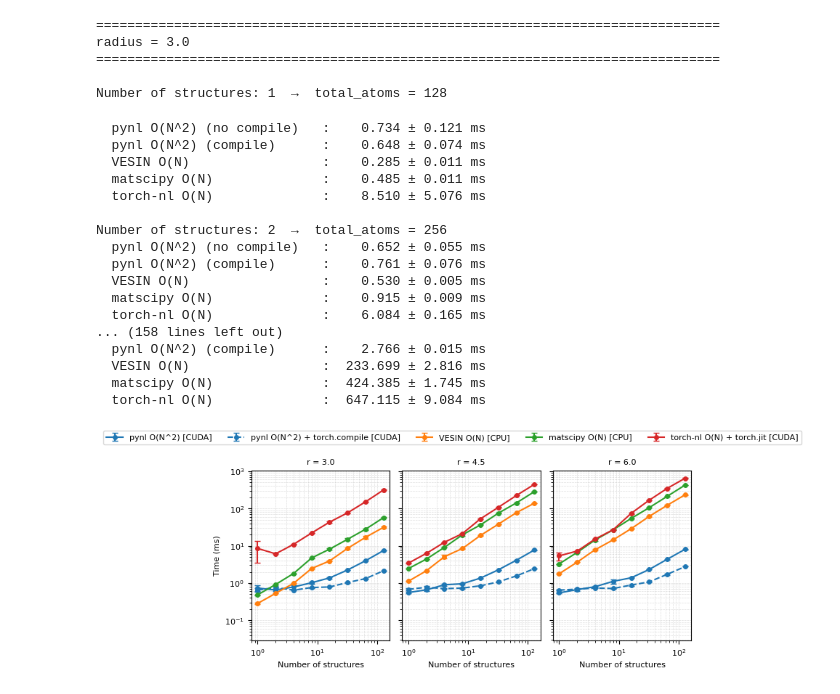
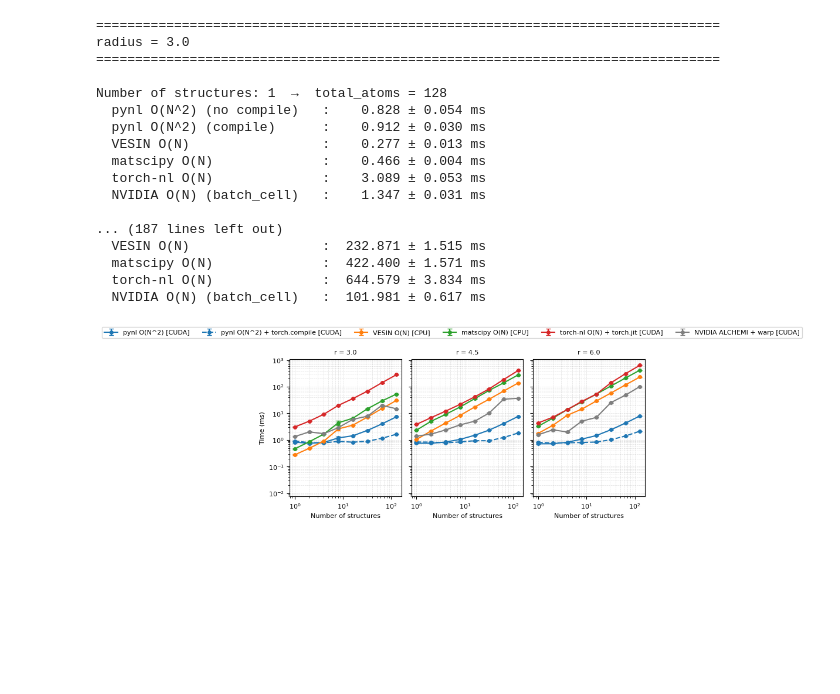
Before and after one commit to venkatkapil24/batch_nl, a Jupyter notebook: examples/benchmark_multiple_structure.ipynb, the cells around one changed output. Cells and saved outputs as stored; diff of their text form; code cells hidden in the pictures; blank space fills up the shorter version.

```diff
--- a/examples/benchmark_multiple_structure.ipynb
+++ b/examples/benchmark_multiple_structure.ipynb
@@ -91,8 +92,6 @@ n_tries = 4
 
 device = "cuda:0"
 # %%
-number_of_structures = [1, 2, 4, 8, 16, 32, 64, 128]
-
 results = {}   # radius → n_struct → timings dict
 base_natoms = len(base)
 
@@ -169,11 +168,12 @@ for radius in radii:
             "stderr": e_matscipy,
         }
 
+        # --- shared batched data for torch-nl and NVIDIA ---
+        pos, cell_t, pbc, batch_idx, _ = ase2data(configs)
+
         # --- torch-nl O(N) fully batched ---
-        pos, cell_t, pbc, batch, _ = ase2data(configs)
-
         def torch_nl_n1():
-            compute_neighborlist(radius, pos, cell_t, pbc, batch, False)
+            compute_neighborlist(radius, pos, cell_t, pbc, batch_idx, False)
 
         t_torch_n1, e_torch_n1 = time_fn(
             torch_nl_n1, n_tries=n_tries, sync_cuda=True
@@ -181,6 +181,25 @@ for radius in radii:
         results[radius][n_struct]["torch_on1"] = {
             "mean": t_torch_n1,
             "stderr": e_torch_n1,
+        }
+
+        # --- NVIDIA ALCHEMI neighbour list (O(N), batched) ---
+        def nvidia_nl():
+            neighbor_matrix, num_neighbors, shifts = neighbor_list(
+                pos,
+                radius,
+                cell=cell_t.contiguous().view(-1, 3, 3),
+                pbc=pbc,
+                batch_idx=batch_idx,
+                method="batch_naive",
+            )
+
+        t_nvidia, e_nvidia = time_fn(
+            nvidia_nl, n_tries=n_tries, sync_cuda=True
+        )
+        results[radius][n_struct]["nvidia_on1"] = {
+            "mean": t_nvidia,
+            "stderr": e_nvidia,
         }
 
         # summary
@@ -204,29 +223,28 @@ for radius in radii:
             f"  torch-nl O(N)              : "
             f"{t_torch_n1:8.3f} ± {e_torch_n1:5.3f} ms"
         )
+        print(
+            f"  NVIDIA O(N) (batch_cell)   : "
+            f"{t_nvidia:8.3f} ± {e_nvidia:5.3f} ms"
+        )
 # %% [output]
 ================================================================================
 radius = 3.0
 ================================================================================
 
 Number of structures: 1  →  total_atoms = 128
+  pynl O(N^2) (no compile)   :    0.828 ± 0.054 ms
+  pynl O(N^2) (compile)      :    0.912 ± 0.030 ms
+  VESIN O(N)                 :    0.277 ± 0.013 ms
+  matscipy O(N)              :    0.466 ± 0.004 ms
+  torch-nl O(N)              :    3.089 ± 0.053 ms
+  NVIDIA O(N) (batch_cell)   :    1.347 ± 0.031 ms
+
+... (187 lines left out)
+  VESIN O(N)                 :  232.871 ± 1.515 ms
+  matscipy O(N)              :  422.400 ± 1.571 ms
+  torch-nl O(N)              :  644.579 ± 3.834 ms
+  NVIDIA O(N) (batch_cell)   :  101.981 ± 0.617 ms
-  pynl O(N^2) (no compile)   :    0.734 ± 0.121 ms
-  pynl O(N^2) (compile)      :    0.648 ± 0.074 ms
-  VESIN O(N)                 :    0.285 ± 0.011 ms
-  matscipy O(N)              :    0.485 ± 0.011 ms
-  torch-nl O(N)              :    8.510 ± 5.076 ms
-
-Number of structures: 2  →  total_atoms = 256
-  pynl O(N^2) (no compile)   :    0.652 ± 0.055 ms
-  pynl O(N^2) (compile)      :    0.761 ± 0.076 ms
-  VESIN O(N)                 :    0.530 ± 0.005 ms
-  matscipy O(N)              :    0.915 ± 0.009 ms
-  torch-nl O(N)              :    6.084 ± 0.165 ms
-... (158 lines left out)
-  pynl O(N^2) (compile)      :    2.766 ± 0.015 ms
-  VESIN O(N)                 :  233.699 ± 2.816 ms
-  matscipy O(N)              :  424.385 ± 1.745 ms
-  torch-nl O(N)              :  647.115 ± 9.084 ms
 # %%
 methods = [
     "pynl_on2",
@@ -234,6 +252,7 @@ methods = [
     "vesin_on1",
     "matscipy_on1",
     "torch_on1",
+    "nvidia_on1",
 ]
 
 labels = {
@@ -242,6 +261,7 @@ labels = {
     "vesin_on1":        "VESIN O(N) [CPU]",
     "matscipy_on1":     "matscipy O(N) [CPU]",
     "torch_on1":        "torch-nl O(N) + torch.jit [CUDA]",
+    "nvidia_on1":       "NVIDIA ALCHEMI + warp [CUDA]",
 }
 
 # One color per method family (pynl_on2 + pynl_on2_compile share color)
@@ -250,6 +270,7 @@ colors = {
     "vesin_on1":    "tab:orange",
     "matscipy_on1": "tab:green",
     "torch_on1":    "tab:red",
+    "nvidia_on1":   "tab:grey",
 }
 
 radii_list = list(results.keys())
@@ -284,31 +305,31 @@ for ax, radius in zip(axes, radii_list):
 
         color = colors[color_key]
         linestyle = "--" if "compile" in method else "-"
 
         ax.errorbar(
             n_struct_list,
             means,
             yerr=errors,
             marker="o",
             linestyle=linestyle,
             color=color,
             capsize=3,
             label=labels[method],
         )
 
     ax.set_xscale("log")
     ax.set_yscale("log")
     ax.set_title(f"r = {radius}")
     ax.grid(True, which="both", ls="--", alpha=0.4)
 
 for ax in axes:
     ax.set_xlabel("Number of structures")
 axes[0].set_ylabel("Time (ms)")
 
 handles, legend_labels = axes[0].get_legend_handles_labels()
 fig.legend(handles, legend_labels, loc="upper center", ncol=len(methods))
 
 plt.tight_layout(rect=[0, 0, 1, 0.92])
 plt.show()
 # %% [output]
-[figure, old version]
+[figure, new version]
```
Also changed, not shown: parts of 1 cell of this notebook, 3 other files.
